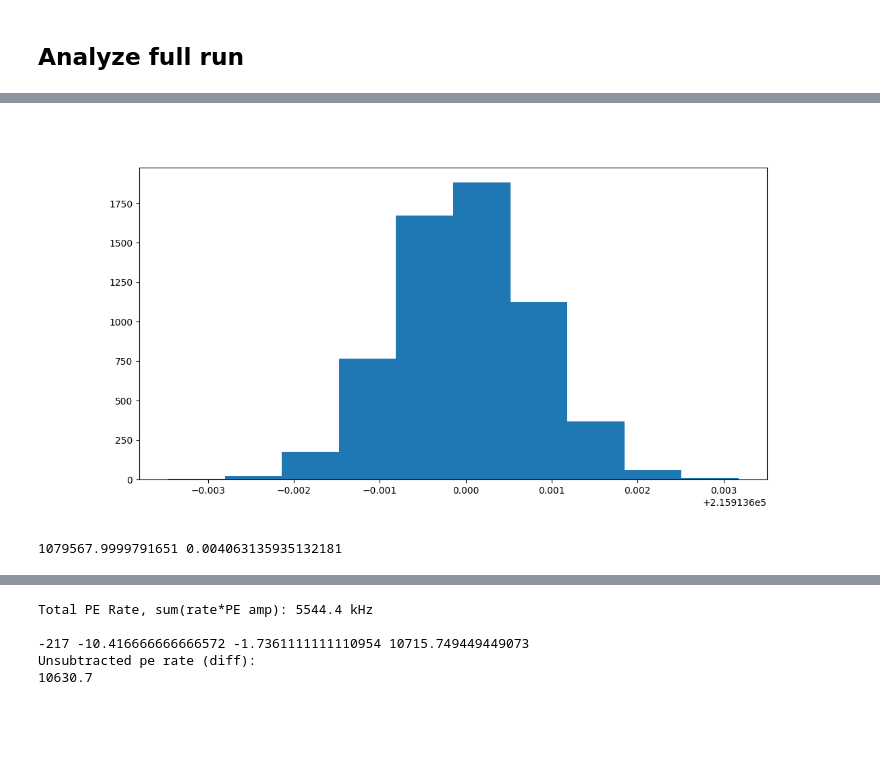
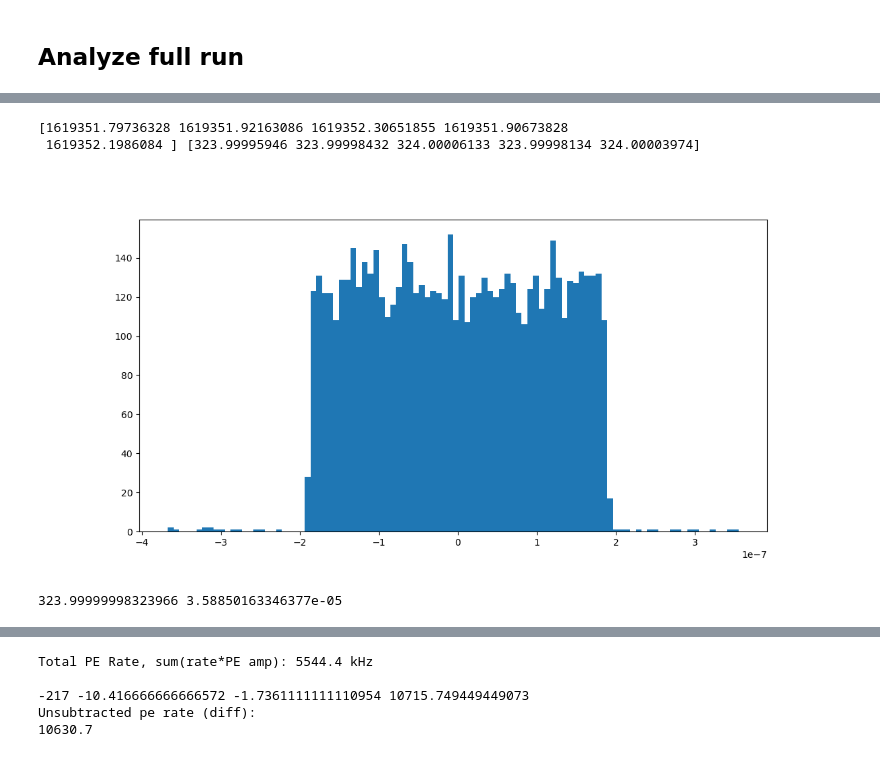
Before and after one commit to peckalec/dm-lab, a Jupyter notebook: REFLECT/SiPM_Analysis.ipynb, the cells around one changed output, grey strips where cells are left out. Drawn from its saved outputs; the diff is of its cells as text; code cells hidden in the pictures; blank space fills up the shorter version.

```diff
--- a/REFLECT/SiPM_Analysis.ipynb
+++ b/REFLECT/SiPM_Analysis.ipynb
@@ -79,7 +80,7 @@ NyquistProtection = True
 verbose = True
 
 # Select individual sample to tune analysis parameters
-samplenum = 1465
+samplenum = 20
 
 #### Generate preview
 ahist = inputfile[inputfile.keys()[samplenum]].values()
@@ -90,6 +91,7 @@ if (verbose): print(f"Original length: {len(time)} \nOriginal integral: {sum(sig
 [time,signal] = downsmoother([time,signal],downsampling,smoothing)
 if (verbose): print(f"\nDownsampled/smoothed length: {len(time)} \nDownsampled/smoothed integral: {sum(signal)*(time[1]-time[0])*1000:.3e}\nDownsampled/smoothed sum: {sum(signal)}")
 
+print(min(signal))
 plt.close()
 plt.plot(time,signal,marker=".",linewidth=1,markersize=2,color="black")
 plt.title("Signal preview")
@@ -346,8 +641,9 @@ Average peak height: 537.6033309105801
 ## Analyze full run
 # %%
 #### Input selected parameters from above
-myset = "hiletgo55"
-inputfile=uproot.open("../../REFLECT/hiletgo/darksignals/output1919.root")
+myset = "hiletgo56"
+#inputfile=uproot.open("../../REFLECT/hiletgo/darksignals/output1919.root")
+inputfile=uproot.open("../../REFLECT/darkcounts/sipm521/output1921.root")
 totsamples = int(inputfile.keys()[-1][10:14])
 #totsamples = 1000
 lowpasscut = 1/10
@@ -373,21 +669,21 @@ elif (myset == "hiletgo52"):
 elif (myset == "hiletgo55"):
     downsampling = 2
     smoothing = 1
-    mywindow = [4,6,10]
+    mywindow = [5,6,7]
     rawpwidth = 2
     rawpprom = 10*5
     pwidth = 2
     pprom = 10*5
     DCoff = -275+58
 elif (myset == "hiletgo56"):
-    downsampling = 3
-    smoothing = 0
-    mywindow = [6,8,10]
-    rawpwidth = 5
-    rawpprom = 20
-    pwidth = 5
-    pprom = 10
-    DCoff = -82
+    downsampling = 2
+    smoothing = 1
+    mywindow = [4,5,6]
+    rawpwidth = 2
+    rawpprom = 50
+    pwidth = 2
+    pprom = 50
+    DCoff = -324
 else:
     print("WARNING!!!  Not a valid set!!")
 
@@ -395,8 +691,9 @@ rawpeaks = [-666]*totsamples
 intpeaks_s = [-666]*totsamples
 intpeaks_m = [-666]*totsamples
 intpeaks_l = [-666]*totsamples
-rawintegrals = [-666]*totsamples
-rawmeans = [-666]*totsamples
+rawintegrals = np.array([-666.0]*totsamples)
+rawmeans = np.array([-666.0]*totsamples)
+signalminima = np.array([-666.0]*totsamples)
 
 pbar = tqdm(total=totsamples,ascii=True,leave=False)
 tic()
@@ -426,9 +723,11 @@ for samplenum in range(totsamples):
     invFTlp = np.sum(arrayfreqs * invexparray,1)
     ReinvFTlp = np.real(invFTlp) + np.mean(signal) - np.mean(np.real(invFTlp))
     '''
-    rawmeans[samplenum] = np.mean(signal,dtype="float64")
-    signal_lp = signal-DCoff-np.mean(signal,dtype="float64") #-ReinvFTlp   np.mean(signal,dtype="float64")
+    signalminima[samplenum] = min(signal)
+    signal_lp = signal-DCoff-sum(signal)/len(signal) #-ReinvFTlp   sum(signal)/len(signal)
+    rawmeans[samplenum] = sum(signal)/len(signal)
     rawintegrals[samplenum] = sum(signal_lp)
+
 
     peaks,props = find_peaks(signal_lp,height=0,width=rawpwidth,prominence=rawpprom)
     rawpeaks[samplenum] = signal_lp[peaks]
@@ -484,13 +1035,16 @@ rawintegrals[-6:-1],1059576/(275-63),len(signal_lp)
 # %%
+print(rawintegrals[-6:-1],rawmeans[-6:-1])
 plt.close()
-rawintegrals = np.array(rawintegrals)
-amp,bins,bars = plt.hist(rawintegrals/5)
+plt.hist((rawmeans-323.99999998323966)/323.99999998323966,bins=100)
 #plt.hist(rawintegrals/SPEcharge_peakdiff)
 plt.show()
 bins = bins[:-1]*0.5+bins[1:]*0.5
-print(np.mean(rawintegrals),np.std(rawintegrals))
+print(np.mean(rawmeans),np.std(rawmeans))
 
 # compare consistency of mean value to consistency of integral after DC subtraction
+# mean subtraction only
 # %% [output]
+[1619351.79736328 1619351.92163086 1619352.30651855 1619351.90673828
+ 1619352.1986084 ] [323.99995946 323.99998432 324.00006133 323.99998134 324.00003974]
-[figure, old version]
+[figure, new version]
-1079567.9999791651 0.004063135935132181
+323.99999998323966 3.58850163346377e-05
```
Also changed, not shown: parts of 32 cells of this notebook.
